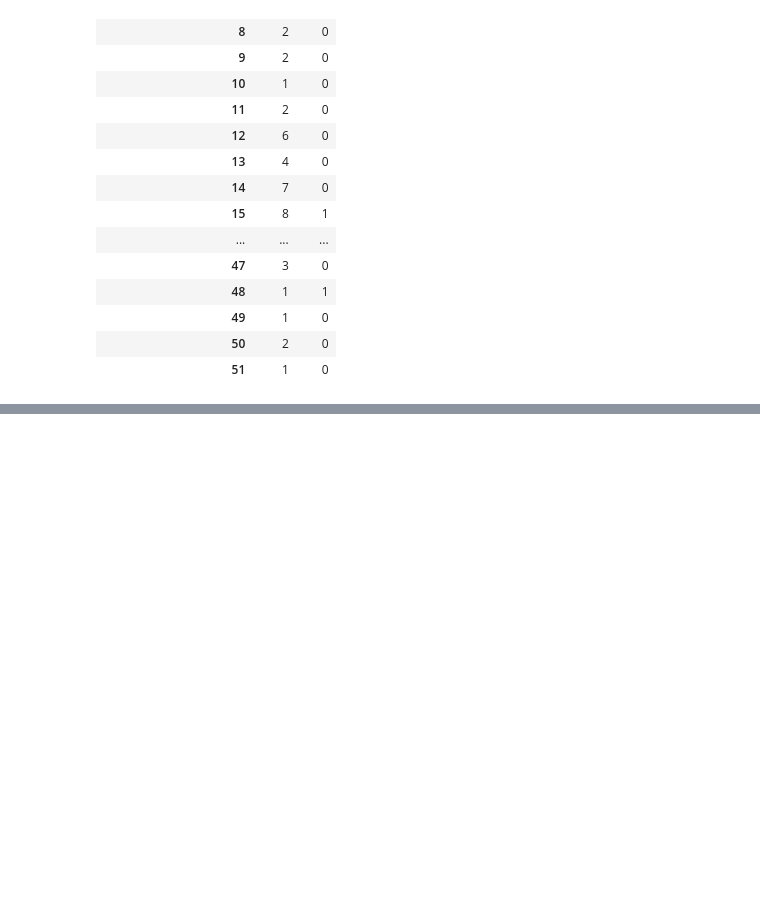
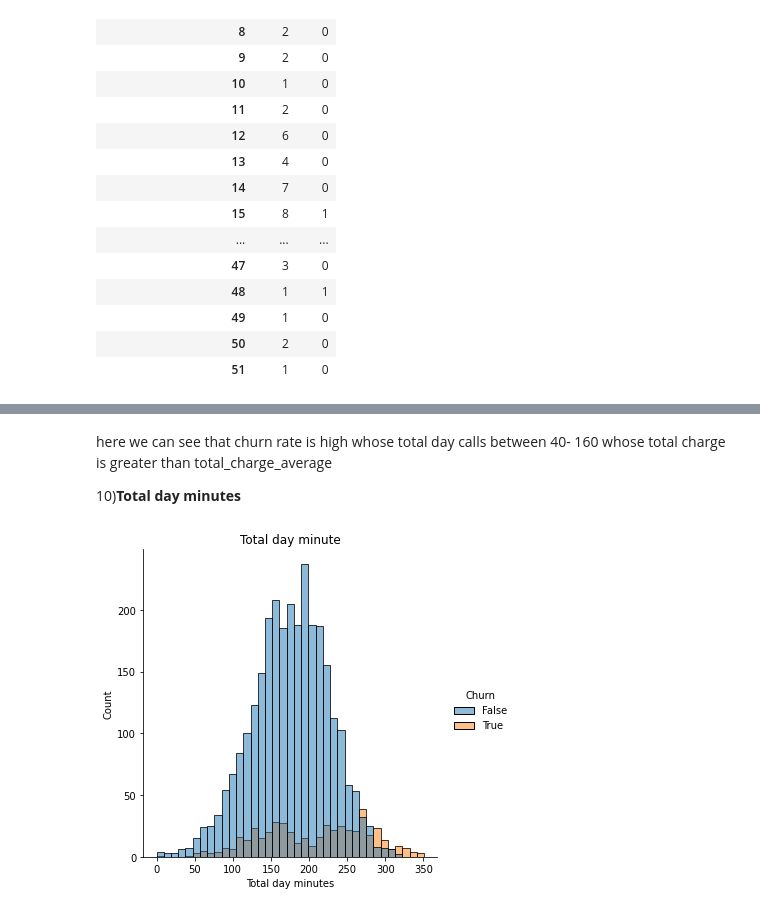
Before and after one commit to pavi-1994/telecom_churn_analysis, a Jupyter notebook: Telecom_Churn_Analysis_Capstone_Project.ipynb, the cells around one changed output, grey strips where cells are left out. Cells and saved outputs as stored; diff of their text form; code cells hidden in the pictures; blank space fills up the shorter version.

```diff
--- a/Telecom_Churn_Analysis_Capstone_Project.ipynb
+++ b/Telecom_Churn_Analysis_Capstone_Project.ipynb
@@ -501,0 +475,11 @@ telecom_df['total_charge_per_day'] = telecom_df['Total day charge'] +telecom_df[
+# %% [markdown]
+here we can see that churn rate is high whose total day calls between 40- 160 whose total charge is greater than total_charge_average
+
+
+10)**Total day minutes**
+# %%
+sns.displot(data=telecom_df, x="Total day minutes", hue="Churn")
+plt.title('Total day minute')
+plt.show()
+# %% [output]
+[figure, added]
```
Also changed, not shown: parts of 59 cells of this notebook.
